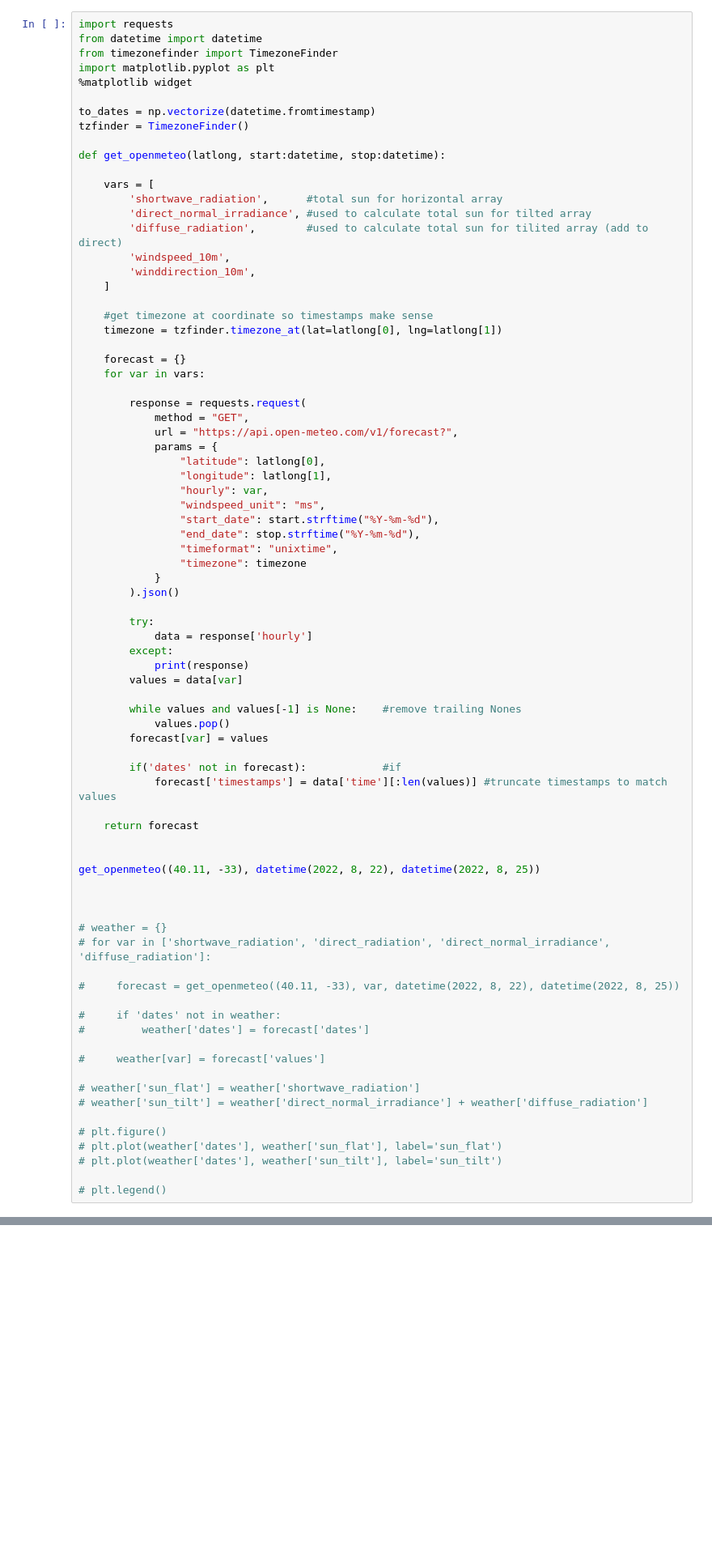
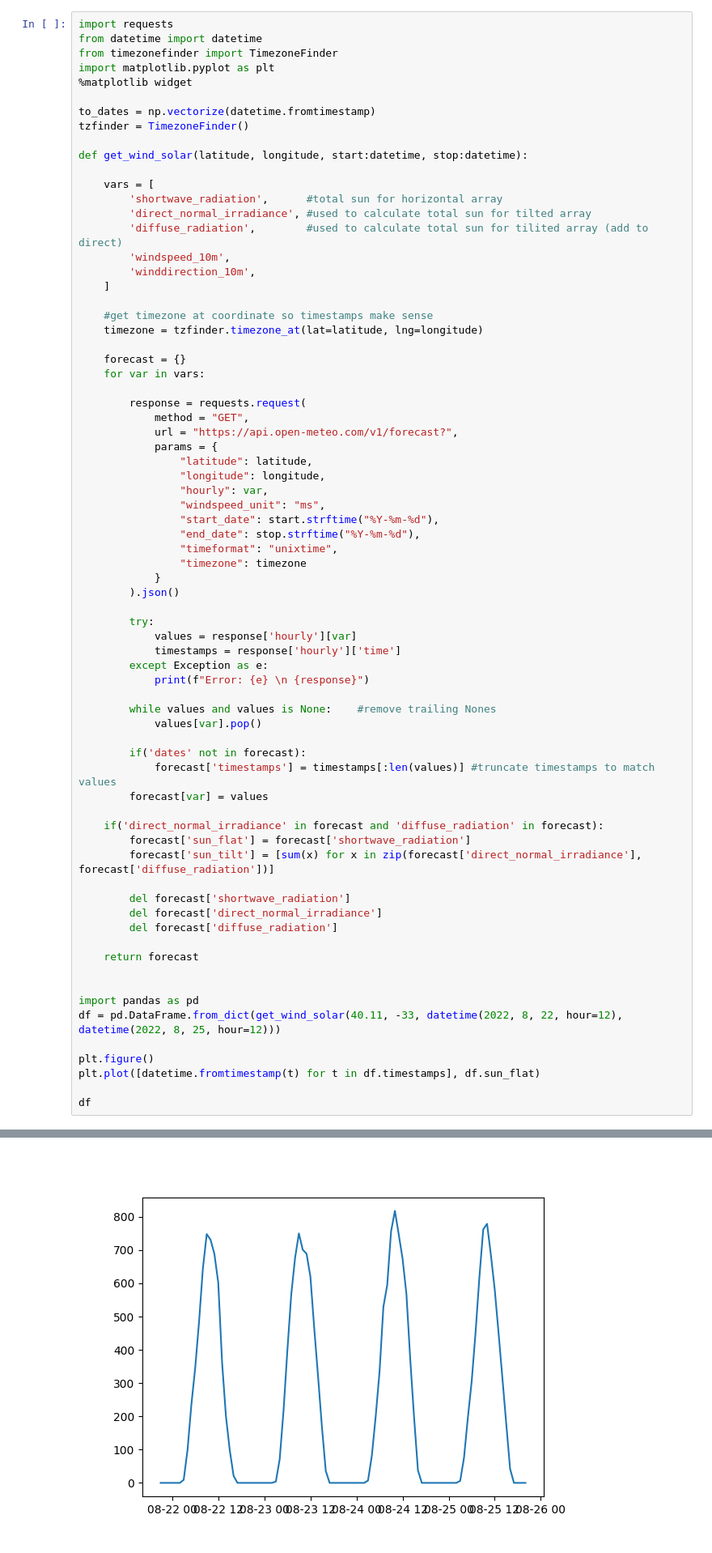
Before and after one commit to qwertpas/onboarding22, a Jupyter notebook: sandbox.ipynb, the cells around one changed output, grey strips where cells are left out. Shown at 81% size. Saved outputs shown, nothing was run; the diff lists cells and outputs as text; blank space fills up the shorter version.

```diff
--- a/sandbox.ipynb
+++ b/sandbox.ipynb
@@ -11,7 +11,7 @@ import matplotlib.pyplot as plt
 to_dates = np.vectorize(datetime.fromtimestamp)
 tzfinder = TimezoneFinder()
 
-def get_openmeteo(latlong, start:datetime, stop:datetime):
+def get_wind_solar(latitude, longitude, start:datetime, stop:datetime):
 
     vars = [
         'shortwave_radiation',      #total sun for horizontal array
@@ -22,7 +22,7 @@ def get_openmeteo(latlong, start:datetime, stop:datetime):
     ]
 
     #get timezone at coordinate so timestamps make sense
-    timezone = tzfinder.timezone_at(lat=latlong[0], lng=latlong[1])
+    timezone = tzfinder.timezone_at(lat=latitude, lng=longitude)
 
     forecast = {}
     for var in vars:
@@ -31,8 +31,8 @@ def get_openmeteo(latlong, start:datetime, stop:datetime):
             method = "GET",
             url = "https://api.open-meteo.com/v1/forecast?",
             params = {
-                "latitude": latlong[0],
-                "longitude": latlong[1],
+                "latitude": latitude,
+                "longitude": longitude,
                 "hourly": var,
                 "windspeed_unit": "ms",
                 "start_date": start.strftime("%Y-%m-%d"),
@@ -43,41 +43,34 @@ def get_openmeteo(latlong, start:datetime, stop:datetime):
         ).json()
 
         try:
-            data = response['hourly']
-        except:
-            print(response)
-        values = data[var]
+            values = response['hourly'][var]
+            timestamps = response['hourly']['time']
+        except Exception as e:
+            print(f"Error: {e} \n {response}")
 
-        while values and values[-1] is None:    #remove trailing Nones
-            values.pop()
+        while values and values is None:    #remove trailing Nones
+            values[var].pop()
+
+        if('dates' not in forecast):
+            forecast['timestamps'] = timestamps[:len(values)] #truncate timestamps to match values
         forecast[var] = values
 
-        if('dates' not in forecast):            #if
-            forecast['timestamps'] = data['time'][:len(values)] #truncate timestamps to match values
+    if('direct_normal_irradiance' in forecast and 'diffuse_radiation' in forecast):
+        forecast['sun_flat'] = forecast['shortwave_radiation']
+        forecast['sun_tilt'] = [sum(x) for x in zip(forecast['direct_normal_irradiance'], forecast['diffuse_radiation'])]
+
+        del forecast['shortwave_radiation']
+        del forecast['direct_normal_irradiance']
+        del forecast['diffuse_radiation']
 
     return forecast
 
 
-get_openmeteo((40.11, -33), datetime(2022, 8, 22), datetime(2022, 8, 25))
+import pandas as pd
+df = pd.DataFrame.from_dict(get_wind_solar(40.11, -33, datetime(2022, 8, 22, hour=12), datetime(2022, 8, 25, hour=12)))
 
+plt.figure()
+plt.plot([datetime.fromtimestamp(t) for t in df.timestamps], df.sun_flat)
 
-
-# weather = {}
-# for var in ['shortwave_radiation', 'direct_radiation', 'direct_normal_irradiance', 'diffuse_radiation']:
-
-#     forecast = get_openmeteo((40.11, -33), var, datetime(2022, 8, 22), datetime(2022, 8, 25))
-
-#     if 'dates' not in weather:
-#         weather['dates'] = forecast['dates']
-
-#     weather[var] = forecast['values']
-
-# weather['sun_flat'] = weather['shortwave_radiation']
-# weather['sun_tilt'] = weather['direct_normal_irradiance'] + weather['diffuse_radiation']
-
-# plt.figure()
-# plt.plot(weather['dates'], weather['sun_flat'], label='sun_flat')
-# plt.plot(weather['dates'], weather['sun_tilt'], label='sun_tilt')
-
-# plt.legend()
+df
 # %% [output]
@@ -85,0 +90 @@ KeyError: 'diffuse_radiationwindspeed_10m'
+[figure, added]
```
Also changed, not shown: parts of 1 cell of this notebook, 3 other files.
